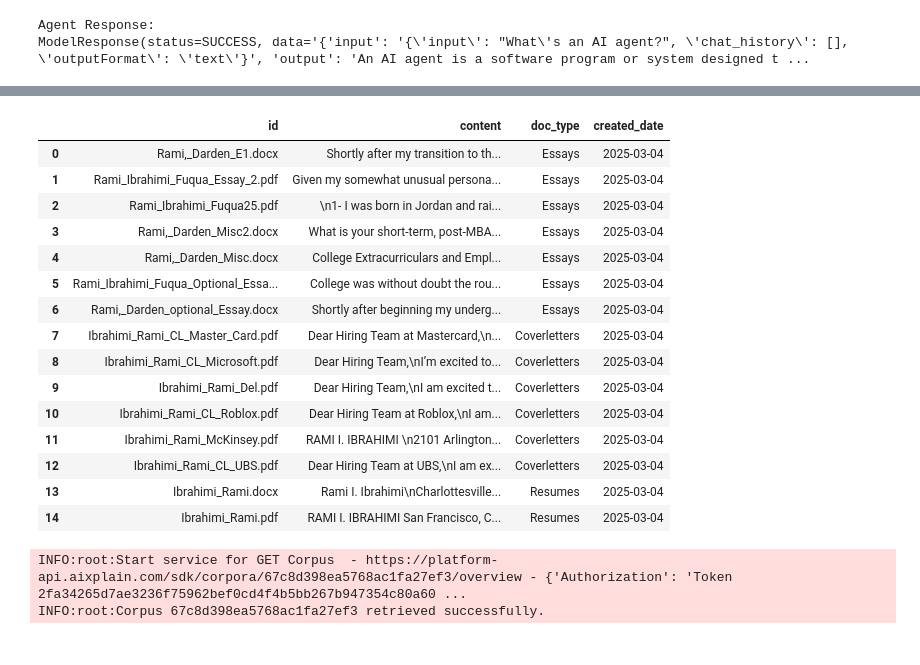
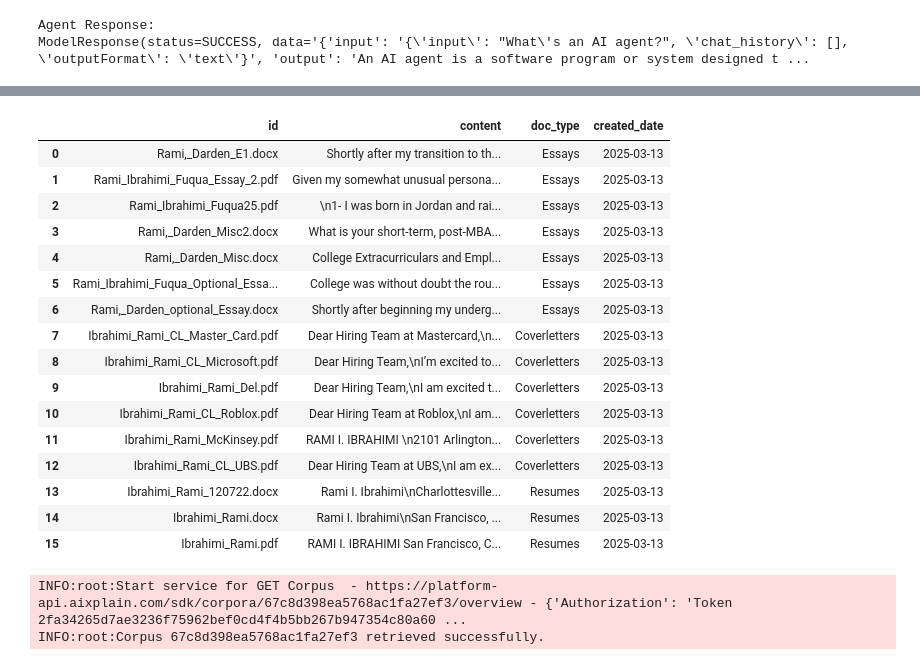
Before and after one commit to Averroes90/testingaiexplain, a Jupyter notebook: test.ipynb, the cells around one changed output, grey strips where cells are left out. Drawn from its saved outputs; the diff is of its cells as text; code cells hidden in the pictures.

```diff
--- a/test.ipynb
+++ b/test.ipynb
@@ -34,26 +77,27 @@ generate_csv(base_folder, output_csv)
 # %%
 import pandas as pd
 
-data_url = "my_corpus.csv"
+data_url = "csv/my_corpus.csv"
 data = pd.read_csv(data_url)
 data
 # %% [output]
 |  | id | content | doc_type | created_date |
-| 0 | Rami,_Darden_E1.docx | Shortly after my transition to th... | Essays | 2025-03-04 |
-| 1 | Rami_Ibrahimi_Fuqua_Essay_2.pdf | Given my somewhat unusual persona... | Essays | 2025-03-04 |
-| 2 | Rami_Ibrahimi_Fuqua25.pdf | \n1- I was born in Jordan and rai... | Essays | 2025-03-04 |
-| 3 | Rami,_Darden_Misc2.docx | What is your short-term, post-MBA... | Essays | 2025-03-04 |
-| 4 | Rami,_Darden_Misc.docx | College Extracurriculars and Empl... | Essays | 2025-03-04 |
-| 5 | Rami_Ibrahimi_Fuqua_Optional_Essa... | College was without doubt the rou... | Essays | 2025-03-04 |
-| 6 | Rami,_Darden_optional_Essay.docx | Shortly after beginning my underg... | Essays | 2025-03-04 |
-| 7 | Ibrahimi_Rami_CL_Master_Card.pdf | Dear Hiring Team at Mastercard,\n... | Coverletters | 2025-03-04 |
-| 8 | Ibrahimi_Rami_CL_Microsoft.pdf | Dear Hiring Team,\nI’m excited to... | Coverletters | 2025-03-04 |
-| 9 | Ibrahimi_Rami_Del.pdf | Dear Hiring Team,\nI am excited t... | Coverletters | 2025-03-04 |
-| 10 | Ibrahimi_Rami_CL_Roblox.pdf | Dear Hiring Team at Roblox,\nI am... | Coverletters | 2025-03-04 |
-| 11 | Ibrahimi_Rami_McKinsey.pdf | RAMI I. IBRAHIMI \n2101 Arlington... | Coverletters | 2025-03-04 |
-| 12 | Ibrahimi_Rami_CL_UBS.pdf | Dear Hiring Team at UBS,\nI am ex... | Coverletters | 2025-03-04 |
-| 13 | Ibrahimi_Rami.docx | Rami I. Ibrahimi\nCharlottesville... | Resumes | 2025-03-04 |
-| 14 | Ibrahimi_Rami.pdf | RAMI I. IBRAHIMI San Francisco, C... | Resumes | 2025-03-04 |
+| 0 | Rami,_Darden_E1.docx | Shortly after my transition to th... | Essays | 2025-03-13 |
+| 1 | Rami_Ibrahimi_Fuqua_Essay_2.pdf | Given my somewhat unusual persona... | Essays | 2025-03-13 |
+| 2 | Rami_Ibrahimi_Fuqua25.pdf | \n1- I was born in Jordan and rai... | Essays | 2025-03-13 |
+| 3 | Rami,_Darden_Misc2.docx | What is your short-term, post-MBA... | Essays | 2025-03-13 |
+| 4 | Rami,_Darden_Misc.docx | College Extracurriculars and Empl... | Essays | 2025-03-13 |
+| 5 | Rami_Ibrahimi_Fuqua_Optional_Essa... | College was without doubt the rou... | Essays | 2025-03-13 |
+| 6 | Rami,_Darden_optional_Essay.docx | Shortly after beginning my underg... | Essays | 2025-03-13 |
+| 7 | Ibrahimi_Rami_CL_Master_Card.pdf | Dear Hiring Team at Mastercard,\n... | Coverletters | 2025-03-13 |
+| 8 | Ibrahimi_Rami_CL_Microsoft.pdf | Dear Hiring Team,\nI’m excited to... | Coverletters | 2025-03-13 |
+| 9 | Ibrahimi_Rami_Del.pdf | Dear Hiring Team,\nI am excited t... | Coverletters | 2025-03-13 |
+| 10 | Ibrahimi_Rami_CL_Roblox.pdf | Dear Hiring Team at Roblox,\nI am... | Coverletters | 2025-03-13 |
+| 11 | Ibrahimi_Rami_McKinsey.pdf | RAMI I. IBRAHIMI \n2101 Arlington... | Coverletters | 2025-03-13 |
+| 12 | Ibrahimi_Rami_CL_UBS.pdf | Dear Hiring Team at UBS,\nI am ex... | Coverletters | 2025-03-13 |
+| 13 | Ibrahimi_Rami_120722.docx | Rami I. Ibrahimi\nCharlottesville... | Resumes | 2025-03-13 |
+| 14 | Ibrahimi_Rami.docx | Rami I. Ibrahimi\nSan Francisco, ... | Resumes | 2025-03-13 |
+| 15 | Ibrahimi_Rami.pdf | RAMI I. IBRAHIMI San Francisco, C... | Resumes | 2025-03-13 |
 # %%
 from aixplain.factories import CorpusFactory
 from aixplain.enums import License
```
Also changed, not shown: parts of 1 cell of this notebook, 40 other files.
